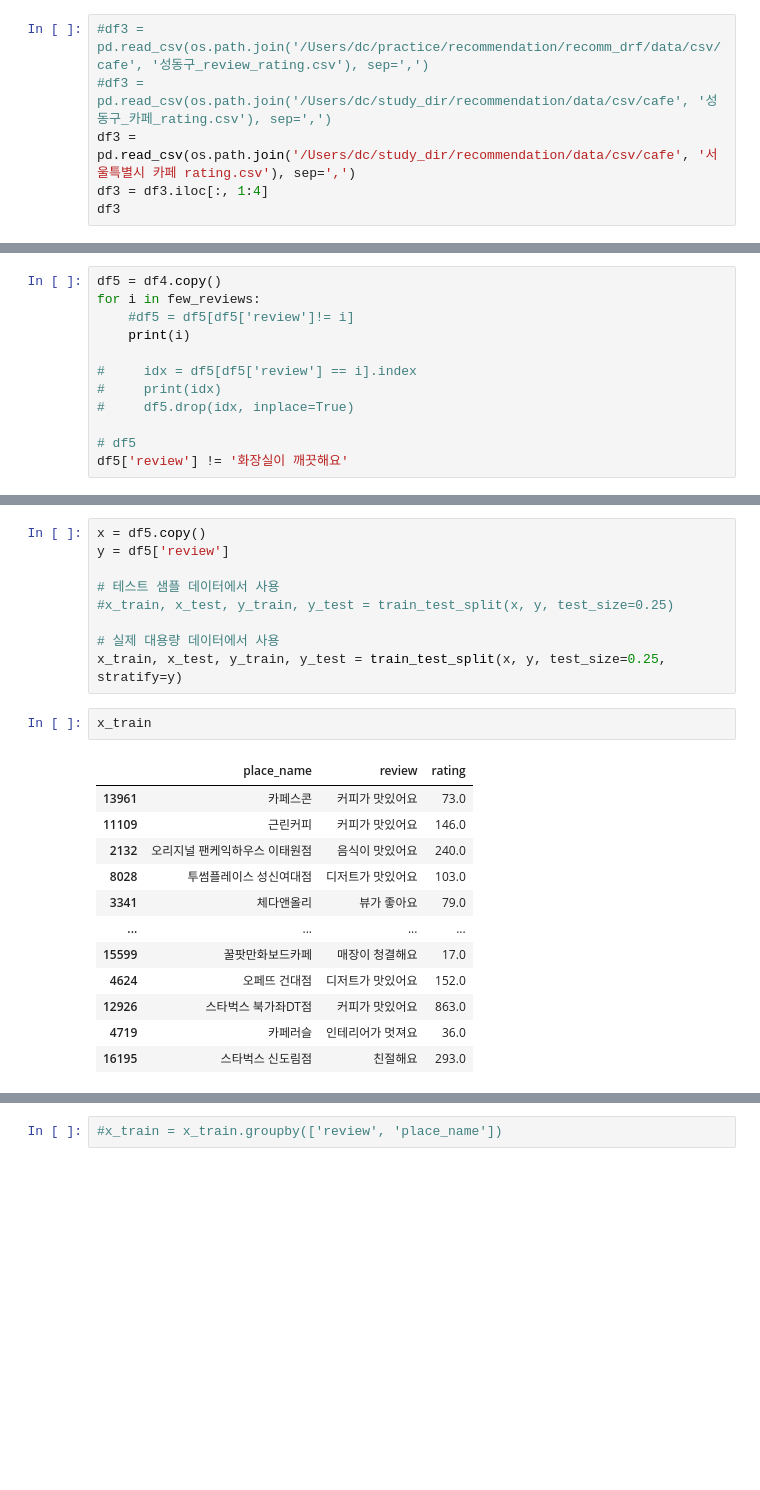
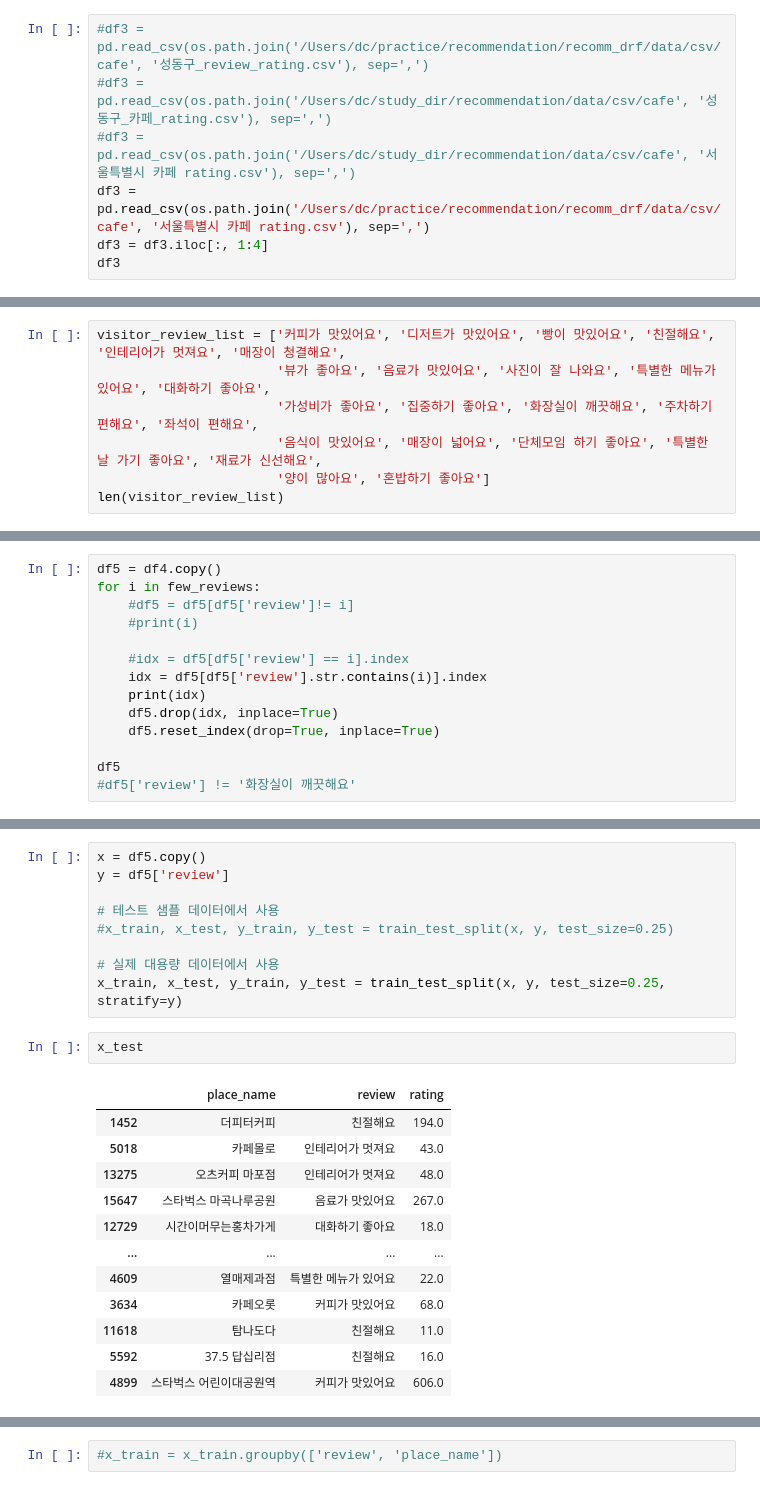
Before and after one commit to DongChanLee/recommendation, a Jupyter notebook: test_dataframe_latest.ipynb, the cells around one changed output, grey strips where cells are left out. Cells and saved outputs as stored; diff of their text form; blank space fills up the shorter version.

```diff
--- a/test_dataframe_latest.ipynb
+++ b/test_dataframe_latest.ipynb
@@ -498,7 +498,8 @@ from sklearn.metrics.pairwise import cosine_similarity
 # %%
 #df3 = pd.read_csv(os.path.join('/Users/dc/practice/recommendation/recomm_drf/data/csv/cafe', '성동구_review_rating.csv'), sep=',')
 #df3 = pd.read_csv(os.path.join('/Users/dc/study_dir/recommendation/data/csv/cafe', '성동구_카페_rating.csv'), sep=',')
-df3 = pd.read_csv(os.path.join('/Users/dc/study_dir/recommendation/data/csv/cafe', '서울특별시 카페 rating.csv'), sep=',')
+#df3 = pd.read_csv(os.path.join('/Users/dc/study_dir/recommendation/data/csv/cafe', '서울특별시 카페 rating.csv'), sep=',')
+df3 = pd.read_csv(os.path.join('/Users/dc/practice/recommendation/recomm_drf/data/csv/cafe', '서울특별시 카페 rating.csv'), sep=',')
 df3 = df3.iloc[:, 1:4]
 df3
 # %% [output]
@@ -532,3 +533,10 @@ df4
 | 16686 | 잉크커피 | 가성비가 좋아요 | 3.0 |
 | 16690 | 잉크커피 | 좌석이 편해요 | 1.0 |
 3340 rows × 3 columns
+# %%
+visitor_review_list = ['커피가 맛있어요', '디저트가 맛있어요', '빵이 맛있어요', '친절해요', '인테리어가 멋져요', '매장이 청결해요',
+                       '뷰가 좋아요', '음료가 맛있어요', '사진이 잘 나와요', '특별한 메뉴가 있어요', '대화하기 좋아요',
+                       '가성비가 좋아요', '집중하기 좋아요', '화장실이 깨끗해요', '주차하기 편해요', '좌석이 편해요',
+                       '음식이 맛있어요', '매장이 넓어요', '단체모임 하기 좋아요', '특별한 날 가기 좋아요', '재료가 신선해요',
+                       '양이 많아요', '혼밥하기 좋아요']
+len(visitor_review_list)
@@ -565,12 +584,14 @@ print(few_reviews)
 df5 = df4.copy()
 for i in few_reviews:
     #df5 = df5[df5['review']!= i]
-    print(i)
+    #print(i)
 
-#     idx = df5[df5['review'] == i].index
-#     print(idx)
-#     df5.drop(idx, inplace=True)
+    #idx = df5[df5['review'] == i].index
+    idx = df5[df5['review'].str.contains(i)].index
+    print(idx)
+    df5.drop(idx, inplace=True)
+    df5.reset_index(drop=True, inplace=True)
 
-# df5
-df5['review'] != '화장실이 깨끗해요'
+df5
+#df5['review'] != '화장실이 깨끗해요'
 # %% [output]
@@ -612,17 +636,17 @@ y = df5['review']
 # 실제 대용량 데이터에서 사용
 x_train, x_test, y_train, y_test = train_test_split(x, y, test_size=0.25, stratify=y)
 # %%
-x_train
+x_test
 # %% [output]
 |  | place_name | review | rating |
-| 13961 | 카페스콘 | 커피가 맛있어요 | 73.0 |
-| 11109 | 근린커피 | 커피가 맛있어요 | 146.0 |
-| 2132 | 오리지널 팬케익하우스 이태원점 | 음식이 맛있어요 | 240.0 |
-| 8028 | 투썸플레이스 성신여대점 | 디저트가 맛있어요 | 103.0 |
-| 3341 | 체다앤올리 | 뷰가 좋아요 | 79.0 |
+| 1452 | 더피터커피 | 친절해요 | 194.0 |
+| 5018 | 카페몰로 | 인테리어가 멋져요 | 43.0 |
+| 13275 | 오츠커피 마포점 | 인테리어가 멋져요 | 48.0 |
+| 15647 | 스타벅스 마곡나루공원 | 음료가 맛있어요 | 267.0 |
+| 12729 | 시간이머무는홍차가게 | 대화하기 좋아요 | 18.0 |
 | ... | ... | ... | ... |
-| 15599 | 꿀팟만화보드카페 | 매장이 청결해요 | 17.0 |
-| 4624 | 오페뜨 건대점 | 디저트가 맛있어요 | 152.0 |
-| 12926 | 스타벅스 북가좌DT점 | 커피가 맛있어요 | 863.0 |
-| 4719 | 카페러슬 | 인테리어가 멋져요 | 36.0 |
-| 16195 | 스타벅스 신도림점 | 친절해요 | 293.0 |
+| 4609 | 열매제과점 | 특별한 메뉴가 있어요 | 22.0 |
+| 3634 | 카페오롯 | 커피가 맛있어요 | 68.0 |
+| 11618 | 탐나도다 | 친절해요 | 11.0 |
+| 5592 | 37.5 답십리점 | 친절해요 | 16.0 |
+| 4899 | 스타벅스 어린이대공원역 | 커피가 맛있어요 | 606.0 |
```
Also changed, not shown: parts of 21 cells of this notebook, 1 other file.
